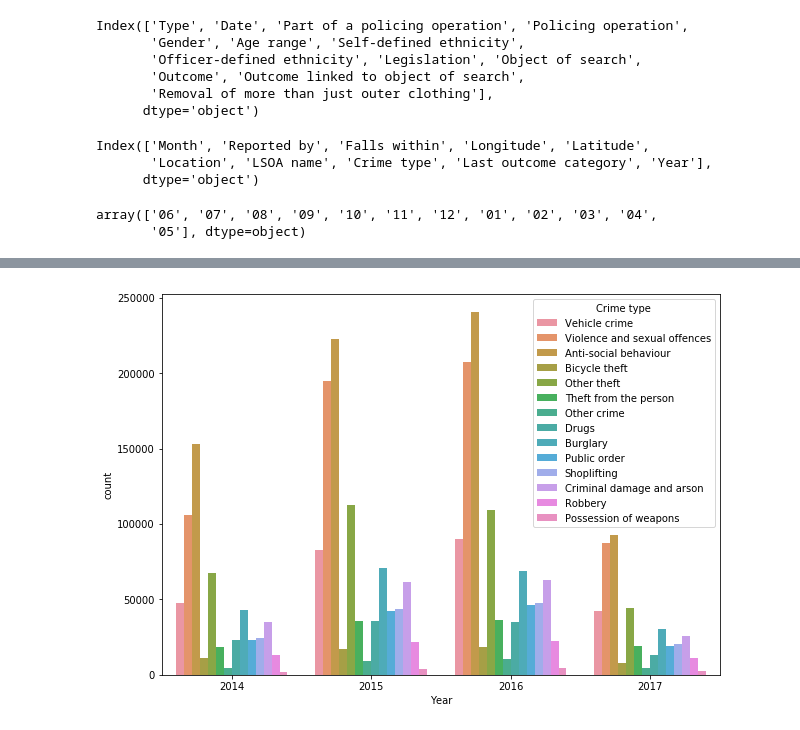
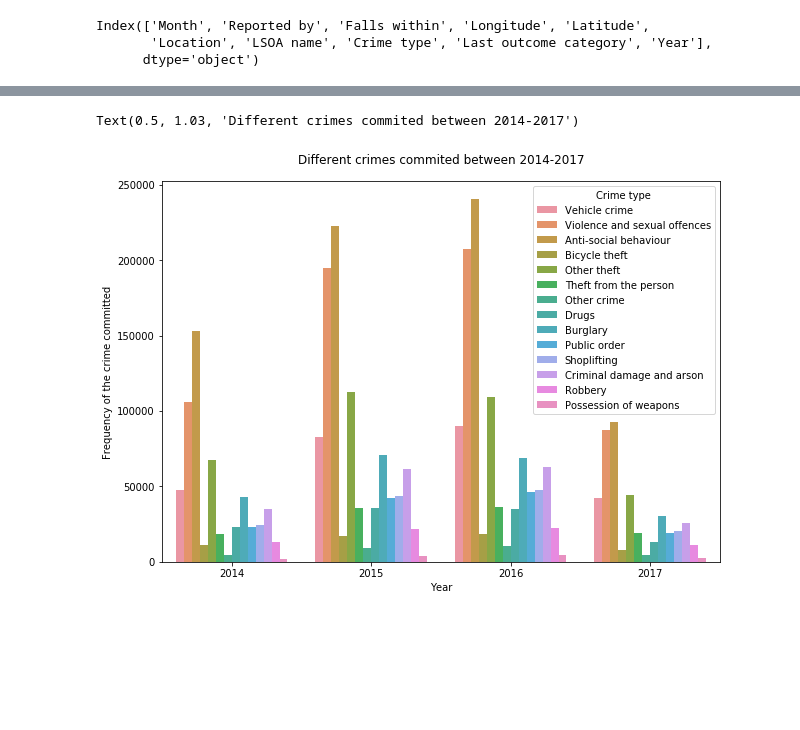
Before and after one commit to ToluAkin/improved-octo-dollop, a Jupyter notebook: capstone.ipynb, the cells around one changed output, grey strips where cells are left out. Saved outputs shown, nothing was run; the diff lists cells and outputs as text; code cells hidden in the pictures; blank space fills up the shorter version.

```diff
--- a/capstone.ipynb
+++ b/capstone.ipynb
@@ -105,23 +21,9 @@ police.drop(['Latitude', 'Longitude'], axis=1, inplace=True)
-# %%
-police.columns
-# %% [output]
-Index(['Type', 'Date', 'Part of a policing operation', 'Policing operation',
-       'Gender', 'Age range', 'Self-defined ethnicity',
-       'Officer-defined ethnicity', 'Legislation', 'Object of search',
-       'Outcome', 'Outcome linked to object of search',
-       'Removal of more than just outer clothing'],
-      dtype='object')
 # %%
 street.drop(['Crime ID', 'LSOA code', 'Context'], axis=1, inplace=True)
 # %% [output]
 Index(['Month', 'Reported by', 'Falls within', 'Longitude', 'Latitude',
        'Location', 'LSOA name', 'Crime type', 'Last outcome category', 'Year'],
       dtype='object')
-# %%
-street['Month'].unique()
-# %% [output]
-array(['06', '07', '08', '09', '10', '11', '12', '01', '02', '03', '04',
-       '05'], dtype=object)
 # %%
 street['LSOA name'].value_counts(dropna=False)
 # %% [output]
@@ -167,10 +69,11 @@ Name: Month, dtype: int64
 # %%
 fig = plt.figure(figsize=(10, 7))
 streetData = sns.countplot(data=street, x='Year', hue='Crime type')
-streetCrime.set_ylabels('Frequency of the crime committed')
-streetCrime.fig.suptitle('Different crimes commited between 2014-2017', fontsize=16)
+streetData.set(ylabel= 'Frequency of the crime committed')
+streetData.set_title('Different crimes commited between 2014-2017', y = 1.03)
 # %% [output]
+Text(0.5, 1.03, 'Different crimes commited between 2014-2017')
-[figure, old version]
+[figure, new version]
 # %%
 fig = plt.figure(figsize=(10, 7))
 streetCrime = sns.countplot(data=street, x='Crime type', hue='Year')
```
Also changed, not shown: parts of 20 cells of this notebook.
